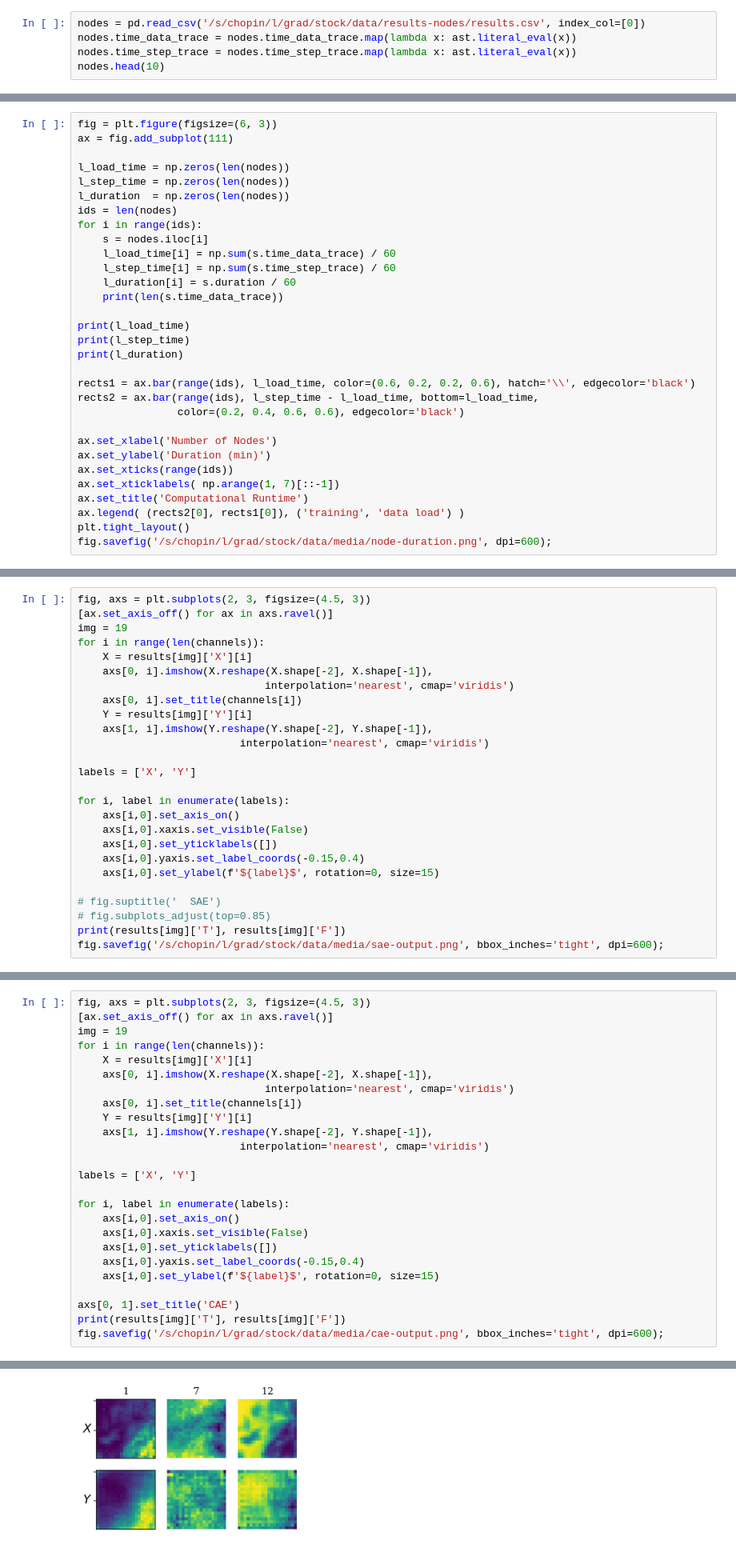
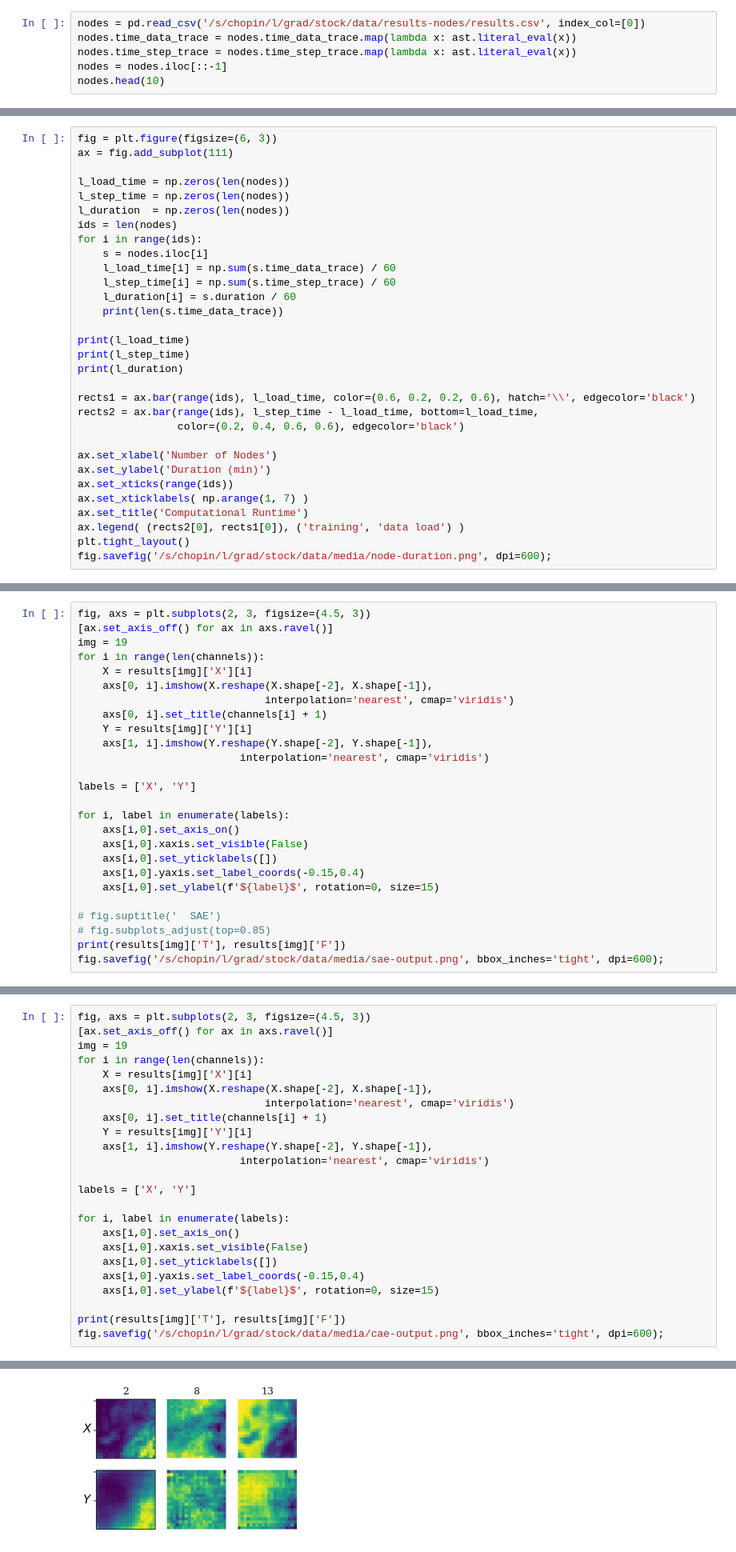
Before and after one commit to stockeh/goes-clustering-study, a Jupyter notebook: kmeans-autoencoder/notebooks/training-analysis.ipynb, the cells around one changed output, grey strips where cells are left out. Shown at 80% size. Cells and saved outputs as stored; diff of their text form.

```diff
--- a/kmeans-autoencoder/notebooks/training-analysis.ipynb
+++ b/kmeans-autoencoder/notebooks/training-analysis.ipynb
@@ -273,6 +273,7 @@ if length == 3:
 nodes = pd.read_csv('/s/chopin/l/grad/stock/data/results-nodes/results.csv', index_col=[0])
 nodes.time_data_trace = nodes.time_data_trace.map(lambda x: ast.literal_eval(x))
 nodes.time_step_trace = nodes.time_step_trace.map(lambda x: ast.literal_eval(x))
+nodes = nodes.iloc[::-1]
 nodes.head(10)
 # %% [output]
 |  | world_size | n_batches | model | algo | rho | epochs | batch_size | channels | latent_dim | ... |
@@ -308,7 +309,7 @@ rects2 = ax.bar(range(ids), l_step_time - l_load_time, bottom=l_load_time,
 ax.set_xlabel('Number of Nodes')
 ax.set_ylabel('Duration (min)')
 ax.set_xticks(range(ids))
-ax.set_xticklabels( np.arange(1, 7)[::-1])
+ax.set_xticklabels( np.arange(1, 7) )
 ax.set_title('Computational Runtime')
 ax.legend( (rects2[0], rects1[0]), ('training', 'data load') )
 plt.tight_layout()
@@ -434,7 +435,7 @@ for i in range(len(channels)):
     X = results[img]['X'][i]
     axs[0, i].imshow(X.reshape(X.shape[-2], X.shape[-1]),
                               interpolation='nearest', cmap='viridis')
-    axs[0, i].set_title(channels[i])
+    axs[0, i].set_title(channels[i] + 1)
     Y = results[img]['Y'][i]
     axs[1, i].imshow(Y.reshape(Y.shape[-2], Y.shape[-1]),
                           interpolation='nearest', cmap='viridis')
@@ -503,28 +506,27 @@ results[0]['X'].shape, results[0]['Y'].shape, results[0]['T'], results[0]['F']
 # %%
 fig, axs = plt.subplots(2, 3, figsize=(4.5, 3))
 [ax.set_axis_off() for ax in axs.ravel()]
 img = 19
 for i in range(len(channels)):
     X = results[img]['X'][i]
     axs[0, i].imshow(X.reshape(X.shape[-2], X.shape[-1]),
                               interpolation='nearest', cmap='viridis')
-    axs[0, i].set_title(channels[i])
+    axs[0, i].set_title(channels[i] + 1)
     Y = results[img]['Y'][i]
     axs[1, i].imshow(Y.reshape(Y.shape[-2], Y.shape[-1]),
                           interpolation='nearest', cmap='viridis')
 
 labels = ['X', 'Y']
 
 for i, label in enumerate(labels):
     axs[i,0].set_axis_on()
     axs[i,0].xaxis.set_visible(False)
     axs[i,0].set_yticklabels([])
     axs[i,0].yaxis.set_label_coords(-0.15,0.4)
     axs[i,0].set_ylabel(f'${label}$', rotation=0, size=15)
 
-axs[0, 1].set_title('CAE')
 print(results[img]['T'], results[img]['F'])
 fig.savefig('/s/chopin/l/grad/stock/data/media/cae-output.png', bbox_inches='tight', dpi=600);
 # %% [output]
 3 /s/chopin/l/grad/stock/data/eastpac2_20x20/eastpac2_goes16_2017_332_1345_124.nc
-[figure, old version]
+[figure, new version]
```
Also changed, not shown: parts of 9 cells of this notebook, 1 other file.
